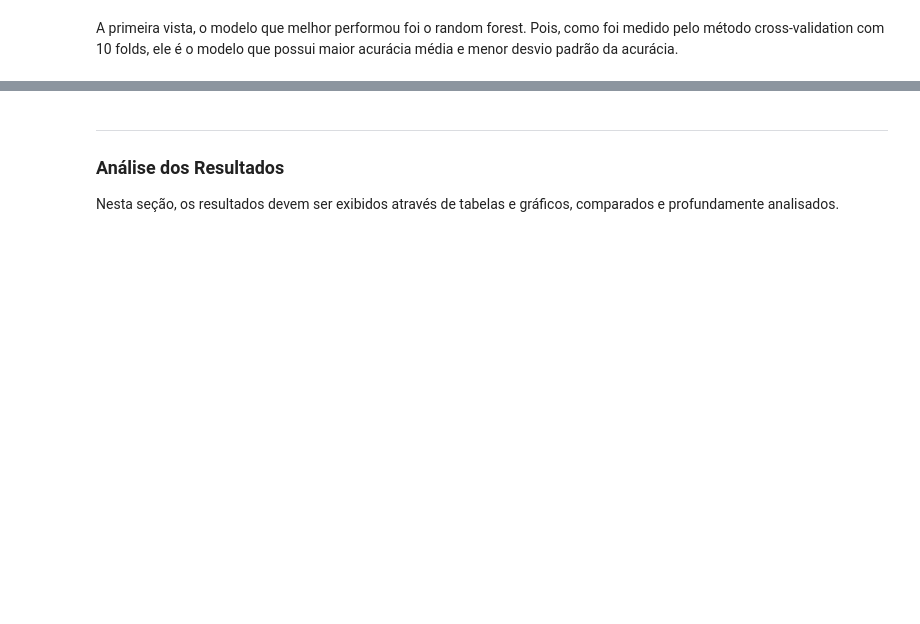
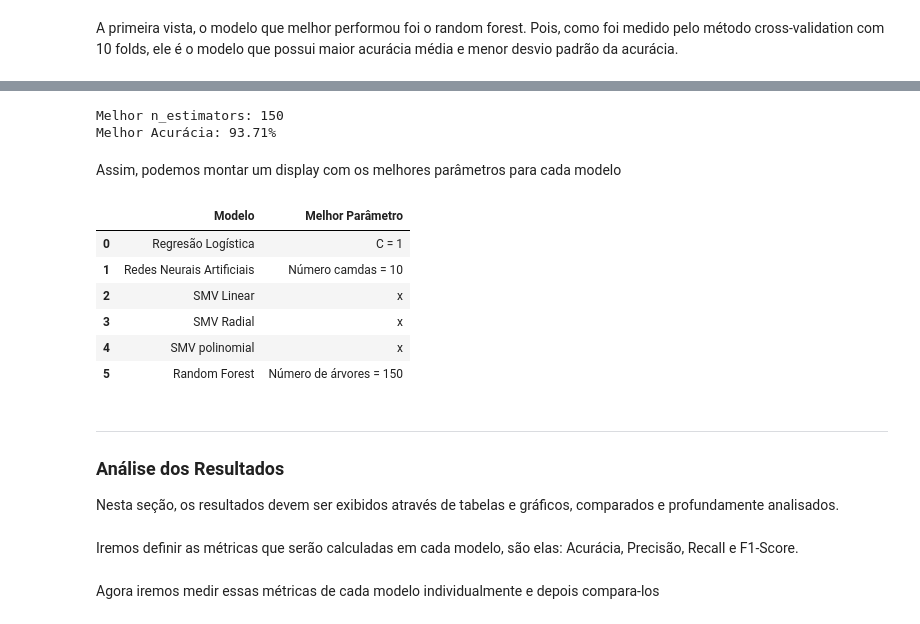
Before and after one commit to guisantoxxx/trabalho-AM, a Jupyter notebook: tentativa_cluster_one_hot_encoding.ipynb, the cells around one changed output, grey strips where cells are left out. Saved outputs shown, nothing was run; the diff lists cells and outputs as text; code cells hidden in the pictures; blank space fills up the shorter version.

```diff
--- a/tentativa_cluster_one_hot_encoding.ipynb
+++ b/tentativa_cluster_one_hot_encoding.ipynb
@@ -887,5 +999,41 @@ Após essa análise superficial, iremos analisar cada um dos modelos mais profun
+# %%
+grid_search = GridSearchCV(
+    RandomForestClassifier(random_state=42),
+    param_grid,
+    cv=5,
+    scoring="accuracy",
+    n_jobs=-1,
+)
+grid_search.fit(X, y)
+
+# Exibindo os melhores parâmetros e melhor acurácia formatada
+print(f"Melhor n_estimators: {grid_search.best_params_['n_estimators']}")
+print(f"Melhor Acurácia: {grid_search.best_score_ * 100:.2f}%")
+# %% [output]
+Melhor n_estimators: 150
+Melhor Acurácia: 93.71%
+# %% [markdown]
+Assim, podemos montar um display com os melhores parâmetros para cada modelo
+# %%
+melhores_params = pd.DataFrame(columns=['Modelo', 'Melhores Parâmetros'], index=None)
+# %%
+melhores_params['Modelo'] = ['Regresão Logística', 'Redes Neurais Artificiais', 'SMV Linear', 'SMV Radial', 'SMV polinomial', 'Random Forest']
+# %%
+melhores_params['Melhores Parâmetros'] = ['C = 1', 'Número camadas = 10', 'x', 'x', 'x', 'Número de árvores = 150']
+# %%
+melhores_params
+# %% [output]
+|  | Modelo | Melhor Parâmetro |
+| 0 | Regresão Logística | C = 1 |
+| 1 | Redes Neurais Artificiais | Número camdas = 10 |
+| 2 | SMV Linear | x |
+| 3 | SMV Radial | x |
+| 4 | SMV polinomial | x |
+| 5 | Random Forest | Número de árvores = 150 |
 # %% [markdown]
 ---
 ### Análise dos Resultados
 
 Nesta seção, os resultados devem ser exibidos através de tabelas e gráficos, comparados e profundamente analisados.
+# %% [markdown]
+Iremos definir as métricas que serão calculadas em cada modelo, são elas: Acurácia, Precisão, Recall e F1-Score.
@@ -891,0 +1057,2 @@ Nesta seção, os resultados devem ser exibidos através de tabelas e gráficos,
+# %% [markdown]
+Agora iremos medir essas métricas de cada modelo individualmente e depois compara-los
```
Also changed, not shown: parts of 57 cells of this notebook, 2 other files.
